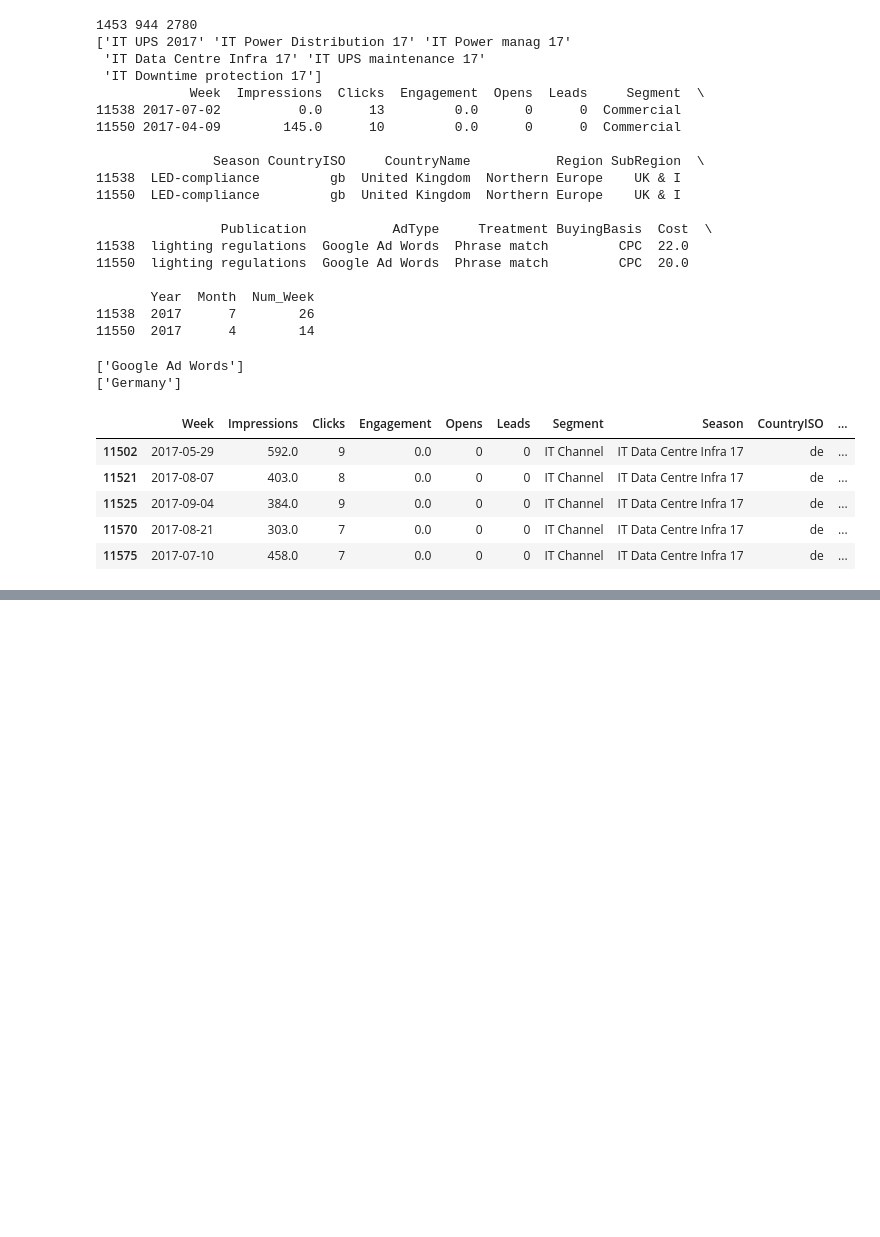
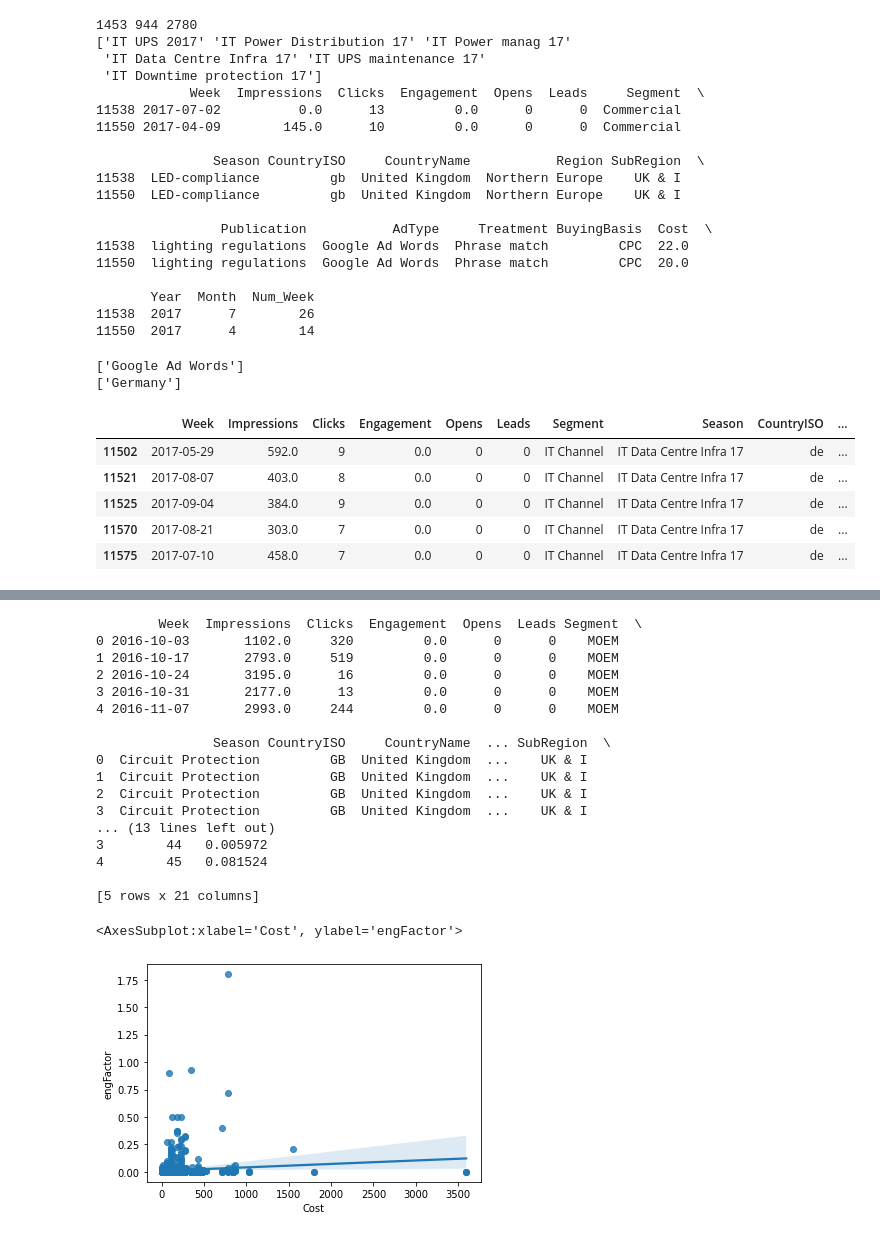
Before and after one commit to tpat7187/EATONProject, a Jupyter notebook: Interactive_Model.ipynb, the cells around one changed output, grey strips where cells are left out. Drawn from its saved outputs; the diff is of its cells as text; code cells hidden in the pictures; blank space fills up the shorter version.

```diff
--- a/Interactive_Model.ipynb
+++ b/Interactive_Model.ipynb
@@ -131,0 +339,41 @@ df_LED.head(5)
+# %%
+
+
+rm_index = []
+# removing all that have zero impressions ??
+for x in range(len(df_MOEM_test)):
+    if df_MOEM_test.loc[x, "Impressions"] == 0:
+        rm_index.append(x)
+
+df_MOEM_test = df_MOEM_test.drop(df_MOEM_test.index[rm_index]).reset_index(drop = True)
+engFactor = []
+for x in range(len(df_MOEM_test)):
+    clicks = df_MOEM_test.loc[x, "Clicks"]
+    impressions = df_MOEM_test.loc[x, "Impressions"]
+    engFactor.append(clicks / impressions)
+
+df_MOEM_test["engFactor"] = engFactor
+
+print(df_MOEM_test.head(5))
+
+sns.regplot(data = df_MOEM_test, x = "Cost", y = "engFactor")
+# %% [output]
+        Week  Impressions  Clicks  Engagement  Opens  Leads Segment  \
+0 2016-10-03       1102.0     320         0.0      0      0    MOEM
+1 2016-10-17       2793.0     519         0.0      0      0    MOEM
+2 2016-10-24       3195.0      16         0.0      0      0    MOEM
+3 2016-10-31       2177.0      13         0.0      0      0    MOEM
+4 2016-11-07       2993.0     244         0.0      0      0    MOEM
+
+               Season CountryISO     CountryName  ... SubRegion  \
+0  Circuit Protection         GB  United Kingdom  ...    UK & I
+1  Circuit Protection         GB  United Kingdom  ...    UK & I
+2  Circuit Protection         GB  United Kingdom  ...    UK & I
+3  Circuit Protection         GB  United Kingdom  ...    UK & I
+... (13 lines left out)
+3        44   0.005972
+4        45   0.081524
+
+[5 rows x 21 columns]
+<AxesSubplot:xlabel='Cost', ylabel='engFactor'>
+[figure, added]
```
Also changed, not shown: parts of 16 cells of this notebook.
